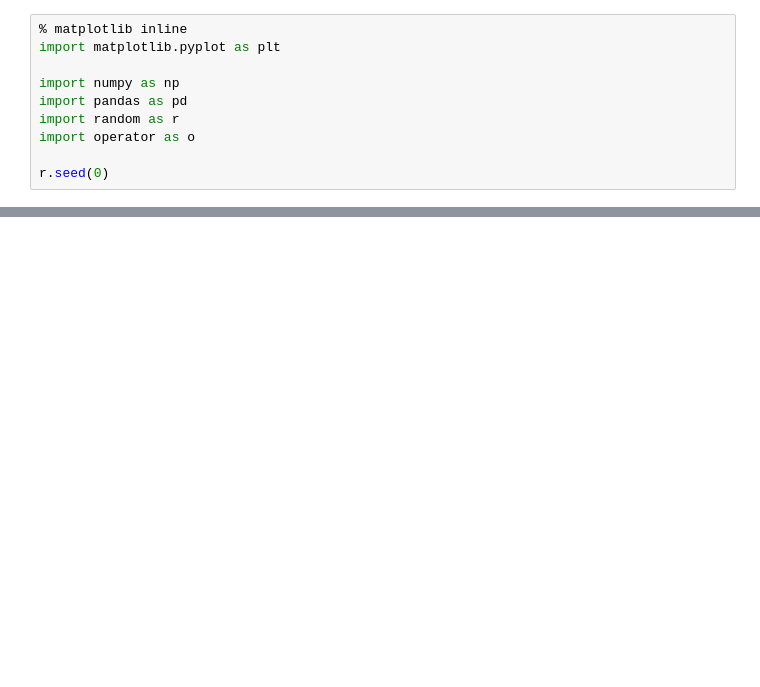
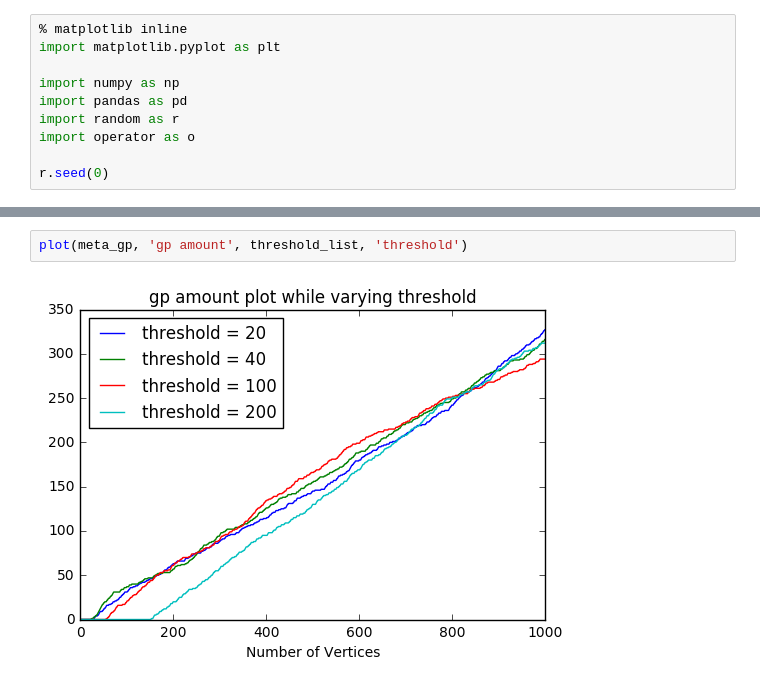
Before and after one commit to ostwind/network_resource_dom, a Jupyter notebook: analysis/ground_truth.ipynb, the cells around one changed output, grey strips where cells are left out. Saved outputs shown, nothing was run; the diff lists cells and outputs as text; blank space fills up the shorter version.

```diff
--- a/analysis/ground_truth.ipynb
+++ b/analysis/ground_truth.ipynb
@@ -127,0 +136,4 @@ plt.plot(range(len(stat_to_track2)) , stat_to_track2  )
+# %%
+plot(meta_gp, 'gp amount', threshold_list, 'threshold')
+# %% [output]
+[figure, added]
```
Also changed, not shown: parts of 10 cells of this notebook.
